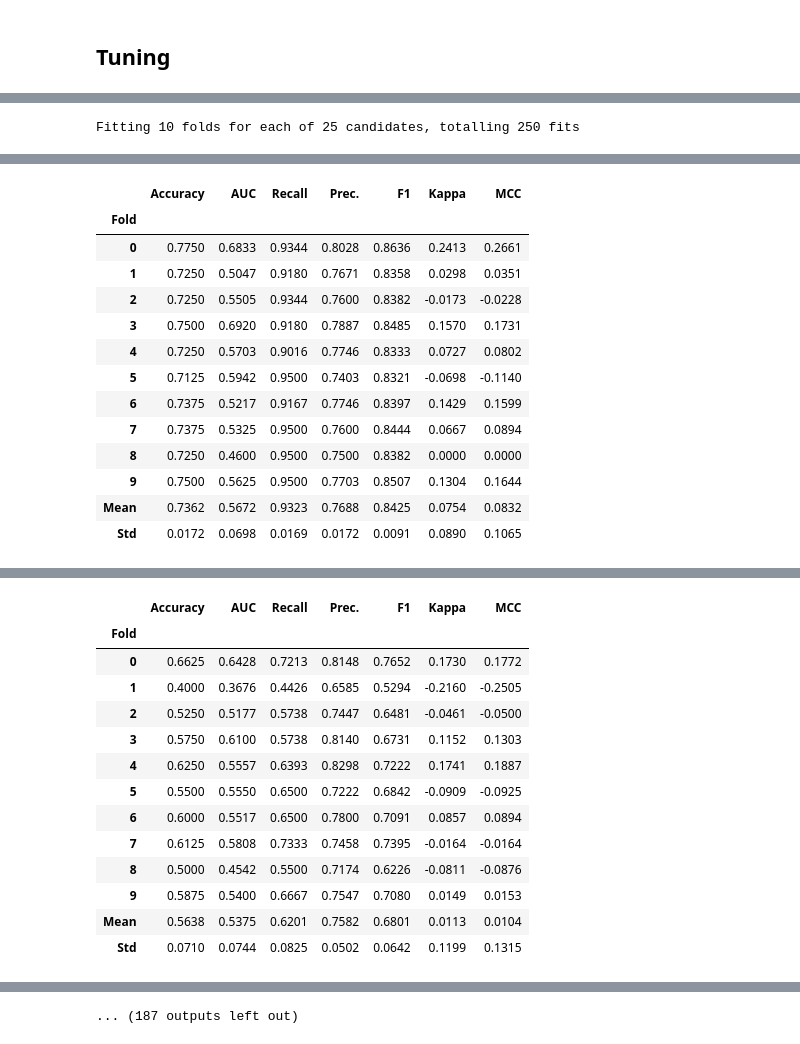
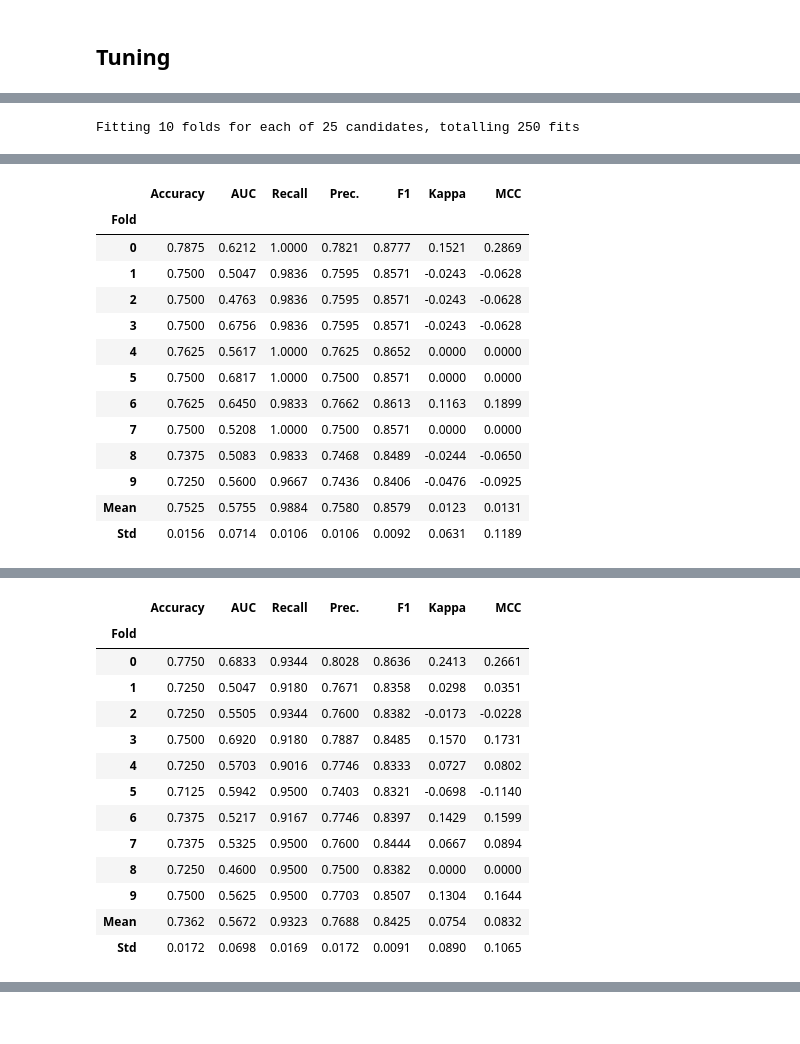
Before and after one commit to Dam314159/Machine-Learning-Operations, a Jupyter notebook: notebooks/Health_Modelling.ipynb, the cells around one changed output, grey strips where cells are left out. Saved outputs shown, nothing was run; the diff lists cells and outputs as text; code cells hidden in the pictures.

Commit message:
update models

```diff
--- a/notebooks/Health_Modelling.ipynb
+++ b/notebooks/Health_Modelling.ipynb
@@ -296,7 +312,10 @@ for col, col_models in models["top_10"].items():
         # Choose the best model in this column
         if selected_auc > max_auc:
             max_auc = selected_auc
-            best_model = (selected_model, selected_auc, setup_name)
+
+            calibrated_model = current_setup.calibrate_model(selected_model, method="sigmoid")
+
+            best_model = (calibrated_model, selected_auc, setup_name)
 
     best_models[col] = best_model
 
@@ -329,14 +349,14 @@ Fitting 10 folds for each of 25 candidates, totalling 250 fits
 |  | Accuracy | AUC | Recall | Prec. | F1 | Kappa | MCC |
 | Fold |  |  |  |  |  |  |  |
-| 0 | 0.7750 | 0.6833 | 0.9344 | 0.8028 | 0.8636 | 0.2413 | 0.2661 |
-| 1 | 0.7250 | 0.5047 | 0.9180 | 0.7671 | 0.8358 | 0.0298 | 0.0351 |
-| 2 | 0.7250 | 0.5505 | 0.9344 | 0.7600 | 0.8382 | -0.0173 | -0.0228 |
-| 3 | 0.7500 | 0.6920 | 0.9180 | 0.7887 | 0.8485 | 0.1570 | 0.1731 |
-| 4 | 0.7250 | 0.5703 | 0.9016 | 0.7746 | 0.8333 | 0.0727 | 0.0802 |
-| 5 | 0.7125 | 0.5942 | 0.9500 | 0.7403 | 0.8321 | -0.0698 | -0.1140 |
-| 6 | 0.7375 | 0.5217 | 0.9167 | 0.7746 | 0.8397 | 0.1429 | 0.1599 |
-| 7 | 0.7375 | 0.5325 | 0.9500 | 0.7600 | 0.8444 | 0.0667 | 0.0894 |
-| 8 | 0.7250 | 0.4600 | 0.9500 | 0.7500 | 0.8382 | 0.0000 | 0.0000 |
-| 9 | 0.7500 | 0.5625 | 0.9500 | 0.7703 | 0.8507 | 0.1304 | 0.1644 |
-| Mean | 0.7362 | 0.5672 | 0.9323 | 0.7688 | 0.8425 | 0.0754 | 0.0832 |
-| Std | 0.0172 | 0.0698 | 0.0169 | 0.0172 | 0.0091 | 0.0890 | 0.1065 |
+| 0 | 0.7875 | 0.6212 | 1.0000 | 0.7821 | 0.8777 | 0.1521 | 0.2869 |
+| 1 | 0.7500 | 0.5047 | 0.9836 | 0.7595 | 0.8571 | -0.0243 | -0.0628 |
+| 2 | 0.7500 | 0.4763 | 0.9836 | 0.7595 | 0.8571 | -0.0243 | -0.0628 |
+| 3 | 0.7500 | 0.6756 | 0.9836 | 0.7595 | 0.8571 | -0.0243 | -0.0628 |
+| 4 | 0.7625 | 0.5617 | 1.0000 | 0.7625 | 0.8652 | 0.0000 | 0.0000 |
+| 5 | 0.7500 | 0.6817 | 1.0000 | 0.7500 | 0.8571 | 0.0000 | 0.0000 |
+| 6 | 0.7625 | 0.6450 | 0.9833 | 0.7662 | 0.8613 | 0.1163 | 0.1899 |
+| 7 | 0.7500 | 0.5208 | 1.0000 | 0.7500 | 0.8571 | 0.0000 | 0.0000 |
+| 8 | 0.7375 | 0.5083 | 0.9833 | 0.7468 | 0.8489 | -0.0244 | -0.0650 |
+| 9 | 0.7250 | 0.5600 | 0.9667 | 0.7436 | 0.8406 | -0.0476 | -0.0925 |
+| Mean | 0.7525 | 0.5755 | 0.9884 | 0.7580 | 0.8579 | 0.0123 | 0.0131 |
+| Std | 0.0156 | 0.0714 | 0.0106 | 0.0106 | 0.0092 | 0.0631 | 0.1189 |
@@ -344,0 +368,14 @@ Fitting 10 folds for each of 25 candidates, totalling 250 fits
+|  | Accuracy | AUC | Recall | Prec. | F1 | Kappa | MCC |
+| Fold |  |  |  |  |  |  |  |
+| 0 | 0.7750 | 0.6833 | 0.9344 | 0.8028 | 0.8636 | 0.2413 | 0.2661 |
+| 1 | 0.7250 | 0.5047 | 0.9180 | 0.7671 | 0.8358 | 0.0298 | 0.0351 |
+| 2 | 0.7250 | 0.5505 | 0.9344 | 0.7600 | 0.8382 | -0.0173 | -0.0228 |
+| 3 | 0.7500 | 0.6920 | 0.9180 | 0.7887 | 0.8485 | 0.1570 | 0.1731 |
+| 4 | 0.7250 | 0.5703 | 0.9016 | 0.7746 | 0.8333 | 0.0727 | 0.0802 |
+| 5 | 0.7125 | 0.5942 | 0.9500 | 0.7403 | 0.8321 | -0.0698 | -0.1140 |
+| 6 | 0.7375 | 0.5217 | 0.9167 | 0.7746 | 0.8397 | 0.1429 | 0.1599 |
+| 7 | 0.7375 | 0.5325 | 0.9500 | 0.7600 | 0.8444 | 0.0667 | 0.0894 |
+| 8 | 0.7250 | 0.4600 | 0.9500 | 0.7500 | 0.8382 | 0.0000 | 0.0000 |
+| 9 | 0.7500 | 0.5625 | 0.9500 | 0.7703 | 0.8507 | 0.1304 | 0.1644 |
+| Mean | 0.7362 | 0.5672 | 0.9323 | 0.7688 | 0.8425 | 0.0754 | 0.0832 |
+| Std | 0.0172 | 0.0698 | 0.0169 | 0.0172 | 0.0091 | 0.0890 | 0.1065 |
@@ -349,14 +383,0 @@ Fitting 10 folds for each of 25 candidates, totalling 250 fits
-|  | Accuracy | AUC | Recall | Prec. | F1 | Kappa | MCC |
-| Fold |  |  |  |  |  |  |  |
-| 0 | 0.6625 | 0.6428 | 0.7213 | 0.8148 | 0.7652 | 0.1730 | 0.1772 |
-| 1 | 0.4000 | 0.3676 | 0.4426 | 0.6585 | 0.5294 | -0.2160 | -0.2505 |
-| 2 | 0.5250 | 0.5177 | 0.5738 | 0.7447 | 0.6481 | -0.0461 | -0.0500 |
-| 3 | 0.5750 | 0.6100 | 0.5738 | 0.8140 | 0.6731 | 0.1152 | 0.1303 |
-| 4 | 0.6250 | 0.5557 | 0.6393 | 0.8298 | 0.7222 | 0.1741 | 0.1887 |
-| 5 | 0.5500 | 0.5550 | 0.6500 | 0.7222 | 0.6842 | -0.0909 | -0.0925 |
-| 6 | 0.6000 | 0.5517 | 0.6500 | 0.7800 | 0.7091 | 0.0857 | 0.0894 |
-| 7 | 0.6125 | 0.5808 | 0.7333 | 0.7458 | 0.7395 | -0.0164 | -0.0164 |
-| 8 | 0.5000 | 0.4542 | 0.5500 | 0.7174 | 0.6226 | -0.0811 | -0.0876 |
-| 9 | 0.5875 | 0.5400 | 0.6667 | 0.7547 | 0.7080 | 0.0149 | 0.0153 |
-| Mean | 0.5638 | 0.5375 | 0.6201 | 0.7582 | 0.6801 | 0.0113 | 0.0104 |
-| Std | 0.0710 | 0.0744 | 0.0825 | 0.0502 | 0.0642 | 0.1199 | 0.1315 |
@@ -364,4 +384,3 @@ Fitting 10 folds for each of 25 candidates, totalling 250 fits
-... (187 outputs left out)
 # %%
 # Save metrics
 metrics = {}
```
Also changed, not shown: parts of 3 cells of this notebook, 11 other files.
